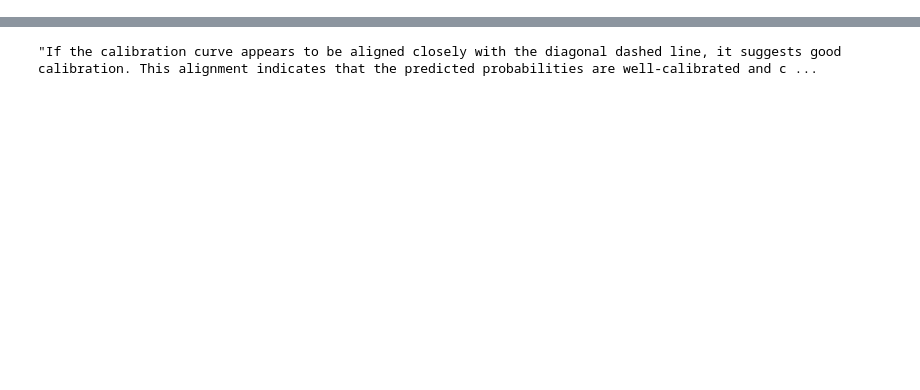
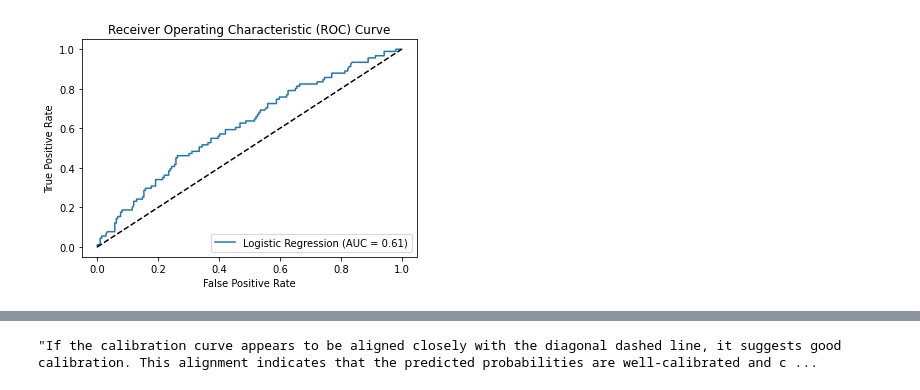
Before and after one commit to vladcatalinbalint/Application_Risk_Model, a Jupyter notebook: risk_modeling.ipynb, the cells around one changed output, grey strips where cells are left out. Saved outputs shown, nothing was run; the diff lists cells and outputs as text; code cells hidden in the pictures; blank space fills up the shorter version.

```diff
--- a/risk_modeling.ipynb
+++ b/risk_modeling.ipynb
@@ -168,3 +128,66 @@ plt.show()
+# %%
+# Define the weights for each class
+class_counts = y_train.value_counts()
+total_samples = len(y_train)
+
+# Calculate the weight for each class
+weight_0 = total_samples / (2 * class_counts[0])
+weight_1 = total_samples / (2 * class_counts[1])
+
+model = LogisticRegression(class_weight={0: weight_0, 1: weight_1})
+model.fit(X_train, y_train)
+
+# Model validation
+X_valid = transformed_valid_df[selected_feature_names]
+y_valid = transformed_valid_df[target]
+y_pred = model.predict(X_valid)
+y_pred_proba = model.predict_proba(X_valid)[:, 1]
+
+# Calculate performance metrics
+accuracy = accuracy_score(y_valid, y_pred)
+precision = precision_score(y_valid, y_pred, zero_division=1)
+recall = recall_score(y_valid, y_pred)
+f1 = f1_score(y_valid, y_pred)
+auc = roc_auc_score(y_valid, y_pred_proba)
+
+# Plot ROC curve
+fpr, tpr, _ = roc_curve(y_valid, y_pred_proba)
+plt.figure()
+plt.plot(fpr, tpr, label='Logistic Regression (AUC = {:.2f})'.format(auc))
+plt.plot([0, 1], [0, 1], 'k--')
+plt.xlabel('False Positive Rate')
+plt.ylabel('True Positive Rate')
+plt.title('Receiver Operating Characteristic (ROC) Curve')
+plt.legend(loc='lower right')
+plt.show()
+
+# # Perform sensitivity analysis (example with age variable)
+# sensitivity_variable = 'age'
+# sensitivity_values = [0.9, 1.0, 1.1]  # Adjust the variable by 10% in each case
+
+# for value in sensitivity_values:
+#     X_sensitivity = transformed_valid_df[independent_vars].copy()
+#     X_sensitivity[sensitivity_variable] *= value  # Adjust the variable
+#     y_sensitivity = transformed_valid_df[target]
+
+#     # Calculate performance metrics for sensitivity analysis
+#     y_pred_sensitivity = model.predict(X_sensitivity)
+#     y_pred_proba_sensitivity = model.predict_proba(X_sensitivity)[:, 1]
+#     accuracy_sensitivity = accuracy_score(y_sensitivity, y_pred_sensitivity)
+#     precision_sensitivity = precision_score(y_sensitivity, y_pred_sensitivity)
+#     recall_sensitivity = recall_score(y_sensitivity, y_pred_sensitivity)
+#     f1_sensitivity = f1_score(y_sensitivity, y_pred_sensitivity)
+#     auc_sensitivity = roc_auc_score(y_sensitivity, y_pred_proba_sensitivity)
+
+#     print(f"Sensitivity Value: {value}")
+#     print(f"Accuracy: {accuracy_sensitivity}")
+#     print(f"Precision: {precision_sensitivity}")
+#     print(f"Recall: {recall_sensitivity}")
+#     print(f"F1 Score: {f1_sensitivity}")
+#     print(f"AUC: {auc_sensitivity}")
+#     print("-------------------------------------")
+# %% [output]
+[figure, added]
 # %%
 def calculate_frequencies(df):
     frequencies = {}
```
Also changed, not shown: parts of 15 cells of this notebook, 1 other file.
